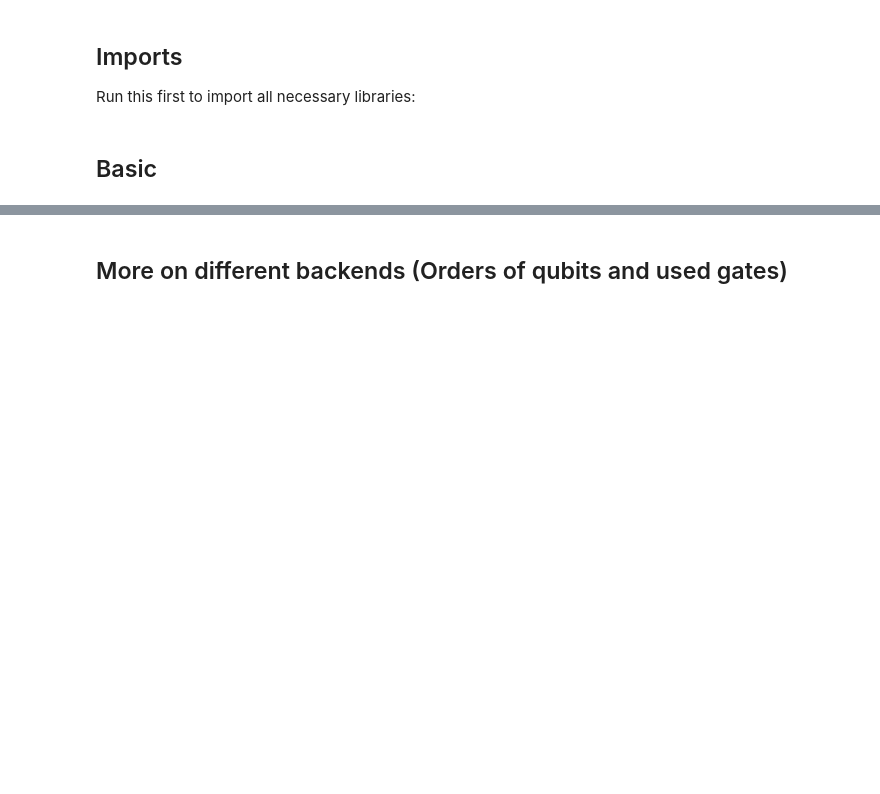
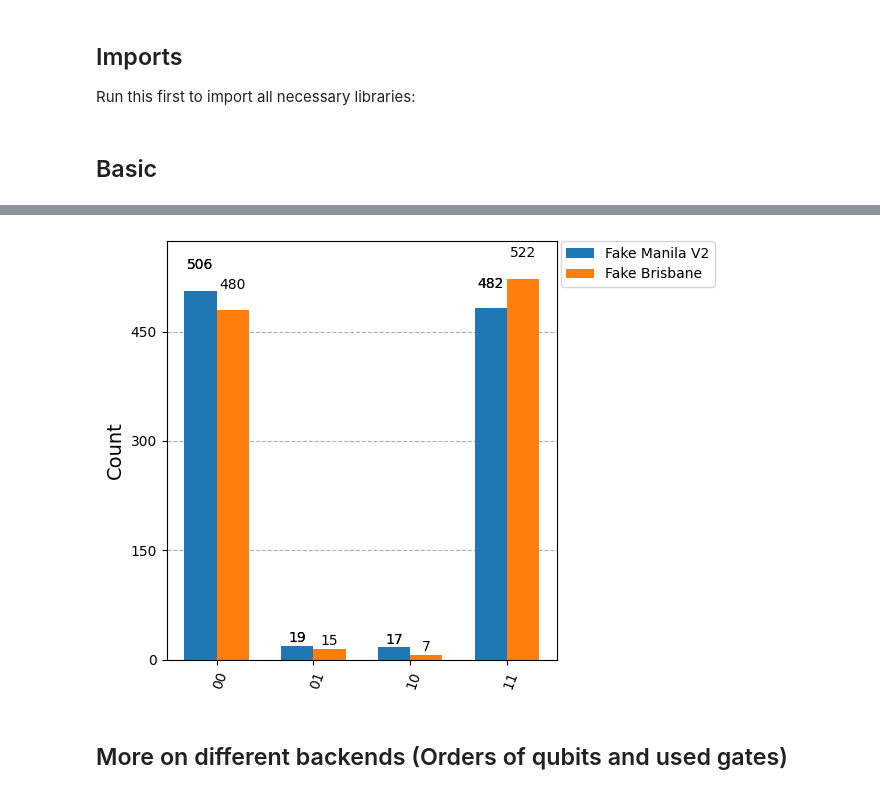
Before and after one commit to tjsaiz/qc-lab7, a Jupyter notebook: task.ipynb, the cells around one changed output, grey strips where cells are left out. Cells and saved outputs as stored; diff of their text form; code cells hidden in the pictures; blank space fills up the shorter version.

```diff
--- a/task.ipynb
+++ b/task.ipynb
@@ -57,2 +80,6 @@ plot_histogram(counts_manila)
 # %%
-# TODO: Show the counts from Brisbane backend
+# TODO: Show the counts from both backends in a single histogram
+legend = ['Fake Manila V2', 'Fake Brisbane']
+plot_histogram([counts_manila, counts_brisbane], legend=legend)
+# %% [output]
+[figure, added]
```
Also changed, not shown: parts of 21 cells of this notebook.
